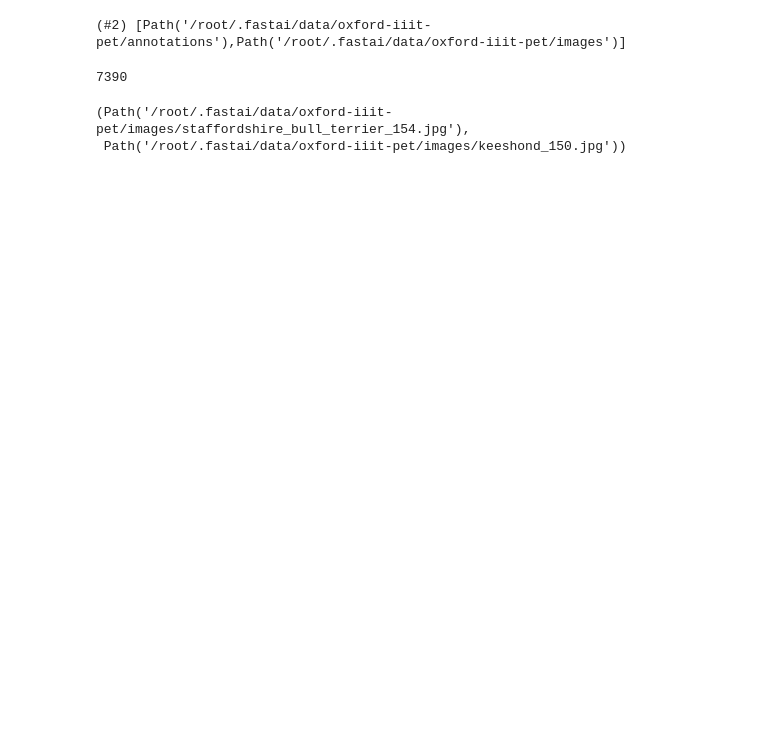
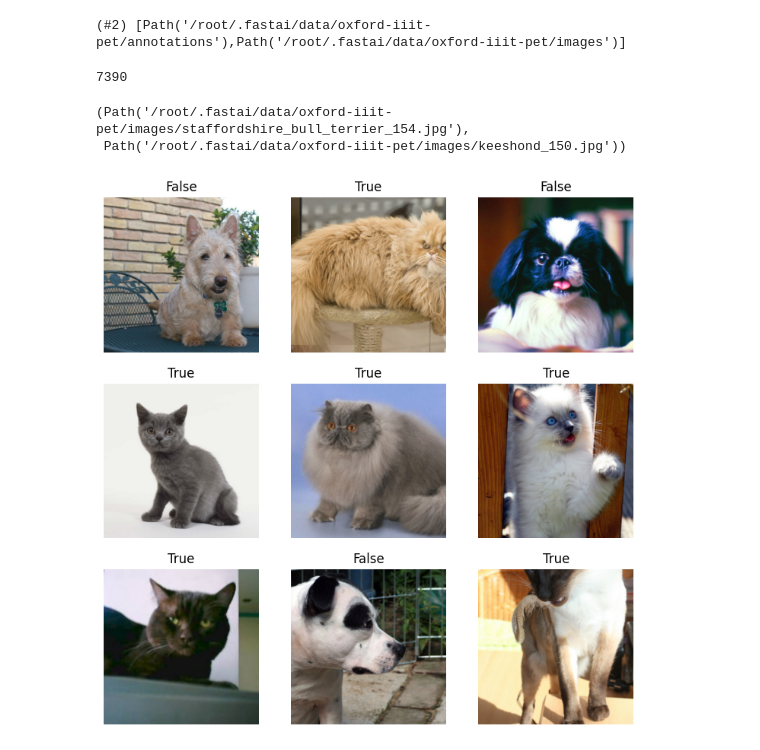
Before and after one commit to Mcube100/Deep_Learning_Projects_for_Coders, a Jupyter notebook: fastAI_Computer_vision.ipynb, the cells around one changed output. Drawn from its saved outputs; the diff is of its cells as text; code cells hidden in the pictures; blank space fills up the shorter version.

```diff
--- a/fastAI_Computer_vision.ipynb
+++ b/fastAI_Computer_vision.ipynb
@@ -32,6 +34,11 @@ def label_func(f): return f[0].isupper()
 # Create a DataLoaders object for image classification tasks using the provided dataset path, file paths, and label function,
 # with image resizing to 224x224 pixels
 dls = ImageDataLoaders.from_name_func(path, files, label_func, item_tfms=Resize(224))
+# %%
+#We can then check if everything looks okay with the show_batch method (True is for cat, False is for dog):
+dls.show_batch()
+# %% [output]
+[figure, added]
 # %%
 # Create a vision learner using the provided DataLoaders object, using the ResNet34 architecture,
 # and measuring performance with error_rate metric
```
Also changed, not shown: parts of 4 cells of this notebook.
